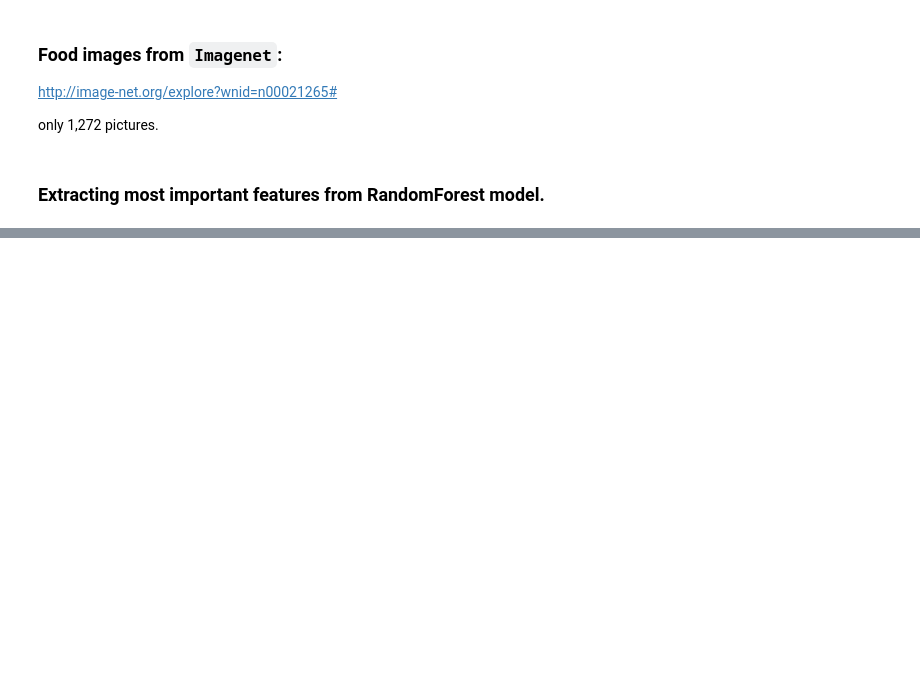
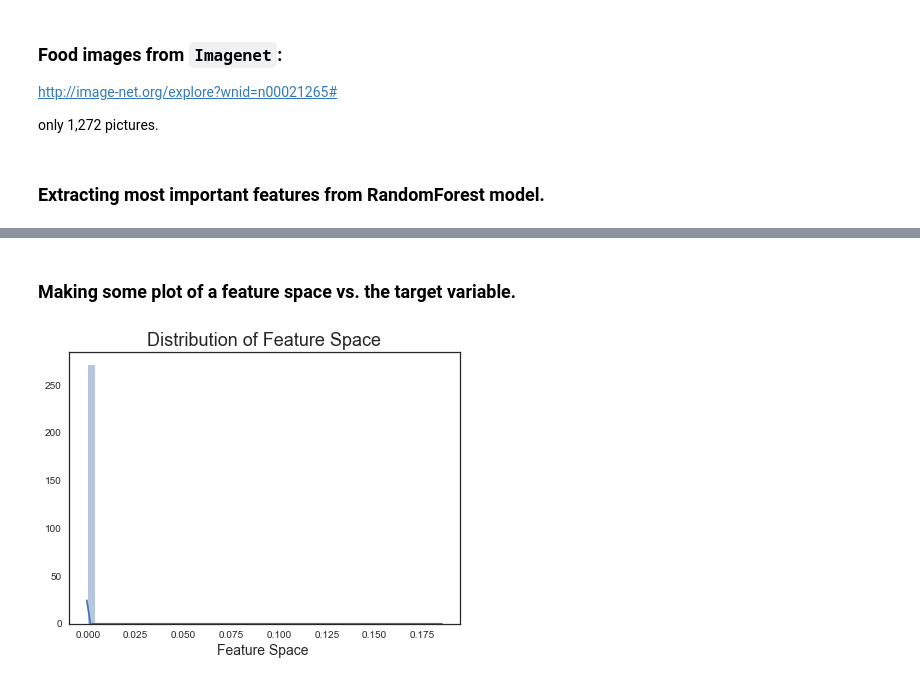
Before and after one commit to carlespoles/DSCI6051-student, a Jupyter notebook: transfer-learning-InceptionV3-models-2.ipynb, the cells around one changed output, grey strips where cells are left out. Drawn from its saved outputs; the diff is of its cells as text; code cells hidden in the pictures; blank space fills up the shorter version.

```diff
--- a/transfer-learning-InceptionV3-models-2.ipynb
+++ b/transfer-learning-InceptionV3-models-2.ipynb
@@ -145,0 +131,8 @@ plt.title("Random Forest Classifier - Feature Importance", fontsize=18);
+# %%
+labels_df = pd.DataFrame(data=y)
+# %%
+features_df = pd.DataFrame(data=X)
+# %%
+frames = [features_df, labels_df]
+# %%
+features_labels_df = pd.concat(frames, axis=1)
@@ -145,0 +168,9 @@ plt.title("Random Forest Classifier - Feature Importance", fontsize=18);
+# %% [markdown]
+### Making some plot of a feature space vs. the target variable.
+# %%
+plt.figure(figsize=(7, 5))
+sns.distplot(features_labels_df.iloc[:,0], kde=True)
+plt.title('Distribution of Feature Space', fontsize=18)
+plt.xlabel('Feature Space ', fontsize=14);
+# %% [output]
+[figure, added]
```
Also changed, not shown: parts of 15 cells of this notebook, 1 other file.
